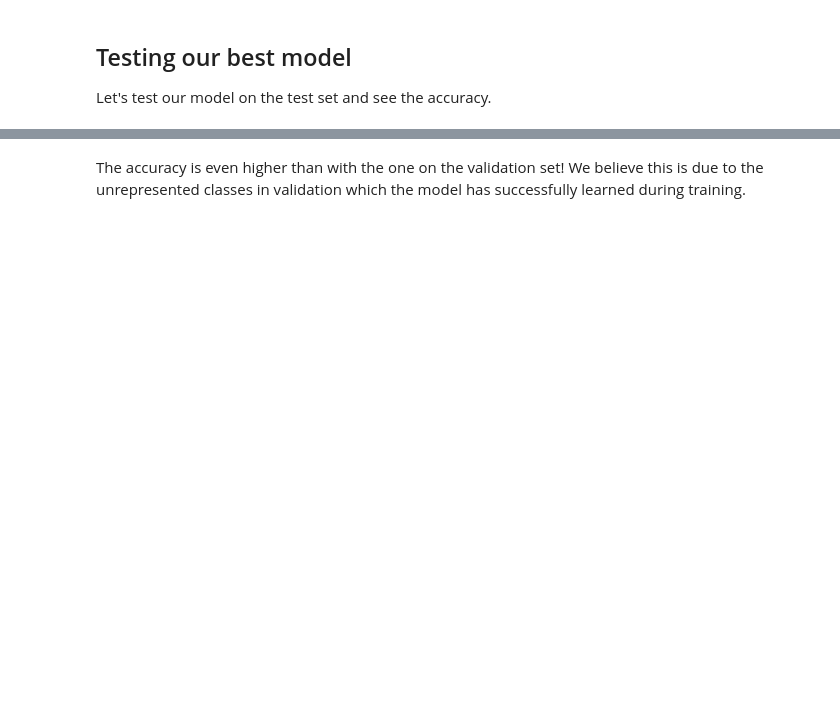
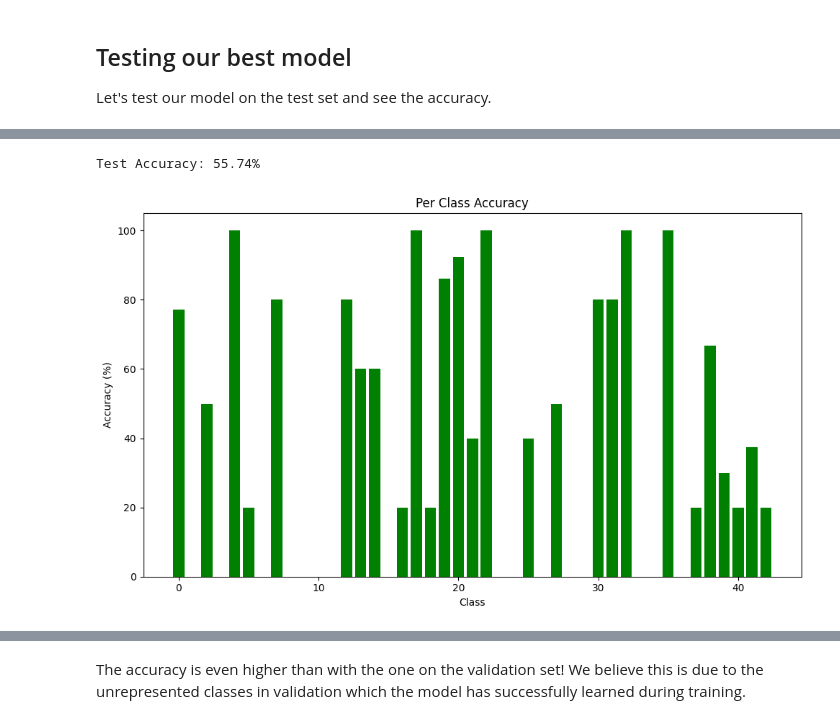
Before and after one commit to ncridlig/IPCV-UniBo, a Jupyter notebook: module2/assignment2.ipynb, the cells around one changed output, grey strips where cells are left out. Saved outputs shown, nothing was run; the diff lists cells and outputs as text; code cells hidden in the pictures; blank space fills up the shorter version.

```diff
--- a/module2/assignment2.ipynb
+++ b/module2/assignment2.ipynb
@@ -1413,3 +1466,8 @@ Let's test our model on the test set and see the accuracy.
+# %%
+test_model(model, params, val_dl)
+# %% [output]
+Test Accuracy: 55.74%
+[figure, added]
 # %%
 model = Model4(n_classes=n_classes).to(device)
 params = torch.load("my_best_model.pth", weights_only=True)
```
Also changed, not shown: parts of 13 cells of this notebook, 1 other file.
